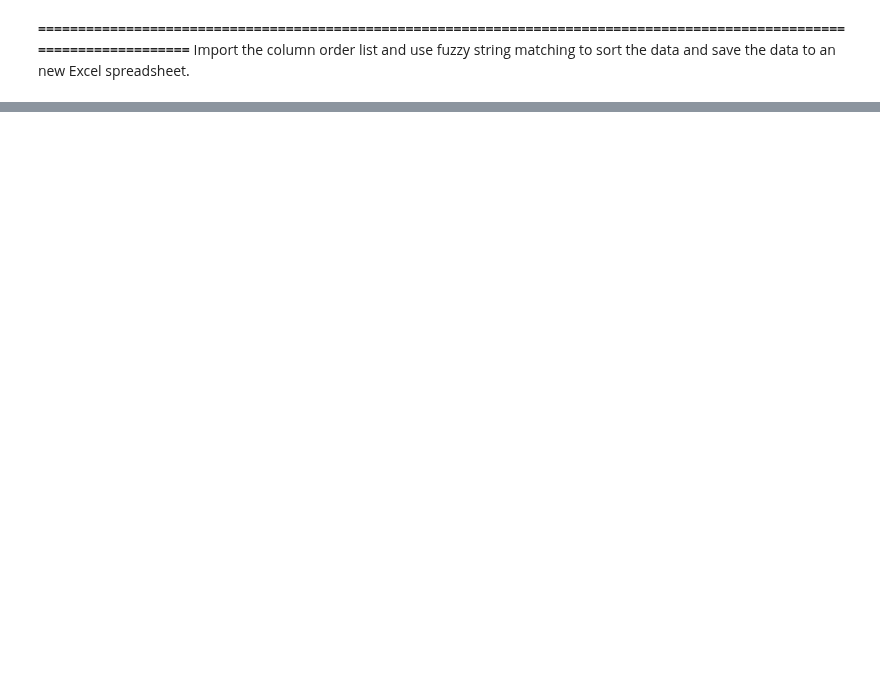
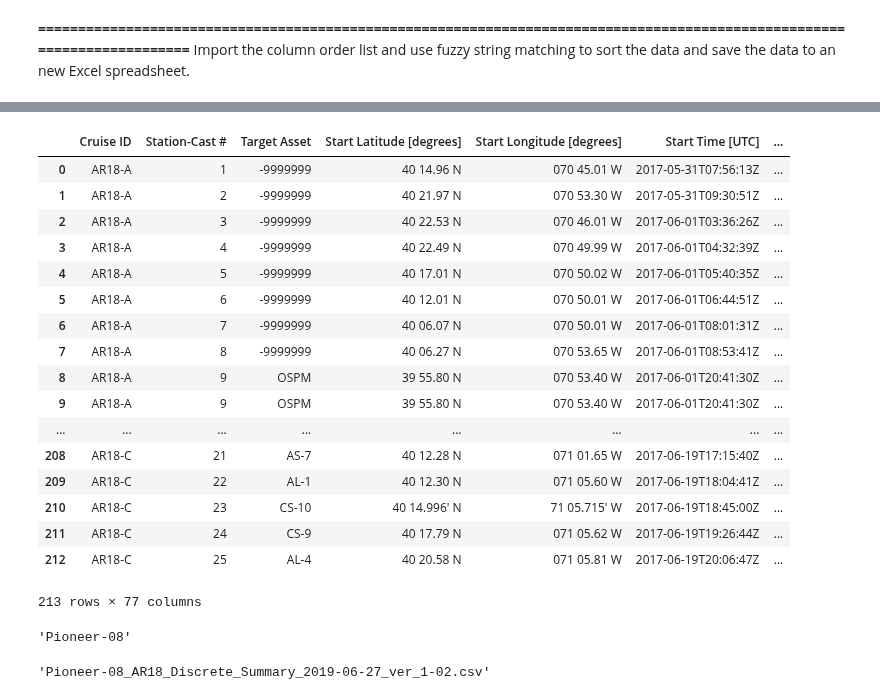
Before and after one commit to cooleyky/QAQC_Sandbox, a Jupyter notebook: Ship_data/btl_processing.ipynb, the cells around one changed output, grey strips where cells are left out. Saved outputs shown, nothing was run; the diff lists cells and outputs as text; code cells hidden in the pictures; blank space fills up the shorter version.

```diff
--- a/Ship_data/btl_processing.ipynb
+++ b/Ship_data/btl_processing.ipynb
@@ -783,0 +692,3 @@ CTDsorted
+# %%
+cols = [x for x in summary.columns.values if 'flag' in x.lower()]
+cols
@@ -783,0 +713,14 @@ CTDsorted
+# %%
+summary.fillna(value=-9999999, inplace=True)
+# %%
+def fill_flags(x):
+
+    if x==-9999999:
+        return x
+    else:
+        x = str(x).zfill(16)
+        return x
+# %%
+for c in cols:
+    print(c)
+    summary[c] = summary[c].apply(lambda x: fill_flags(x))
@@ -783,0 +745,26 @@ CTDsorted
+# %%
+summary
+# %% [output]
+|  | Cruise ID | Station-Cast # | Target Asset | Start Latitude [degrees] | Start Longitude [degrees] | Start Time [UTC] | ... |
+| 0 | AR18-A | 1 | -9999999 | 40 14.96 N | 070 45.01 W | 2017-05-31T07:56:13Z | ... |
+| 1 | AR18-A | 2 | -9999999 | 40 21.97 N | 070 53.30 W | 2017-05-31T09:30:51Z | ... |
+| 2 | AR18-A | 3 | -9999999 | 40 22.53 N | 070 46.01 W | 2017-06-01T03:36:26Z | ... |
+| 3 | AR18-A | 4 | -9999999 | 40 22.49 N | 070 49.99 W | 2017-06-01T04:32:39Z | ... |
+| 4 | AR18-A | 5 | -9999999 | 40 17.01 N | 070 50.02 W | 2017-06-01T05:40:35Z | ... |
+| 5 | AR18-A | 6 | -9999999 | 40 12.01 N | 070 50.01 W | 2017-06-01T06:44:51Z | ... |
+| 6 | AR18-A | 7 | -9999999 | 40 06.07 N | 070 50.01 W | 2017-06-01T08:01:31Z | ... |
+| 7 | AR18-A | 8 | -9999999 | 40 06.27 N | 070 53.65 W | 2017-06-01T08:53:41Z | ... |
+| 8 | AR18-A | 9 | OSPM | 39 55.80 N | 070 53.40 W | 2017-06-01T20:41:30Z | ... |
+| 9 | AR18-A | 9 | OSPM | 39 55.80 N | 070 53.40 W | 2017-06-01T20:41:30Z | ... |
+| ... | ... | ... | ... | ... | ... | ... | ... |
+| 208 | AR18-C | 21 | AS-7 | 40 12.28 N | 071 01.65 W | 2017-06-19T17:15:40Z | ... |
+| 209 | AR18-C | 22 | AL-1 | 40 12.30 N | 071 05.60 W | 2017-06-19T18:04:41Z | ... |
+| 210 | AR18-C | 23 | CS-10 | 40 14.996' N | 71 05.715' W | 2017-06-19T18:45:00Z | ... |
+| 211 | AR18-C | 24 | CS-9 | 40 17.79 N | 071 05.62 W | 2017-06-19T19:26:44Z | ... |
+| 212 | AR18-C | 25 | AL-4 | 40 20.58 N | 071 05.81 W | 2017-06-19T20:06:47Z | ... |
+213 rows × 77 columns
+# %%
+cruise_name = cruise.split('_')[0]
+cruise_name
+# %% [output]
+'Pioneer-08'
@@ -783,0 +778,6 @@ CTDsorted
+# %%
+filename = '_'.join([cruise_name,cruise_id,'Discrete','Summary',current_date.strftime('%Y-%m-%d'),'ver',version])
+filename = filename+'.csv'
+filename
+# %% [output]
+'Pioneer-08_AR18_Discrete_Summary_2019-06-27_ver_1-02.csv'
```
Also changed, not shown: parts of 44 cells of this notebook, 10 other files.
